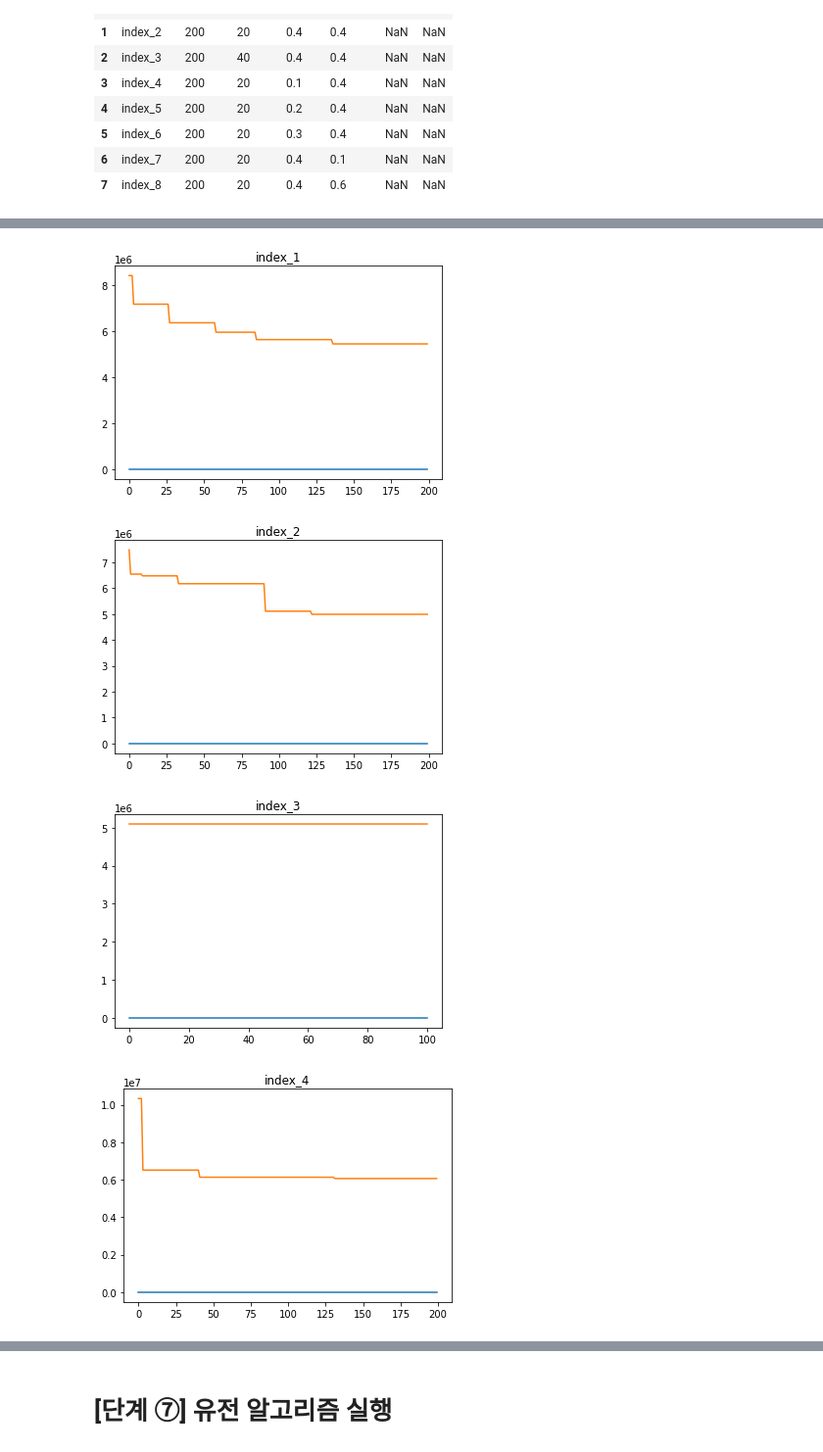
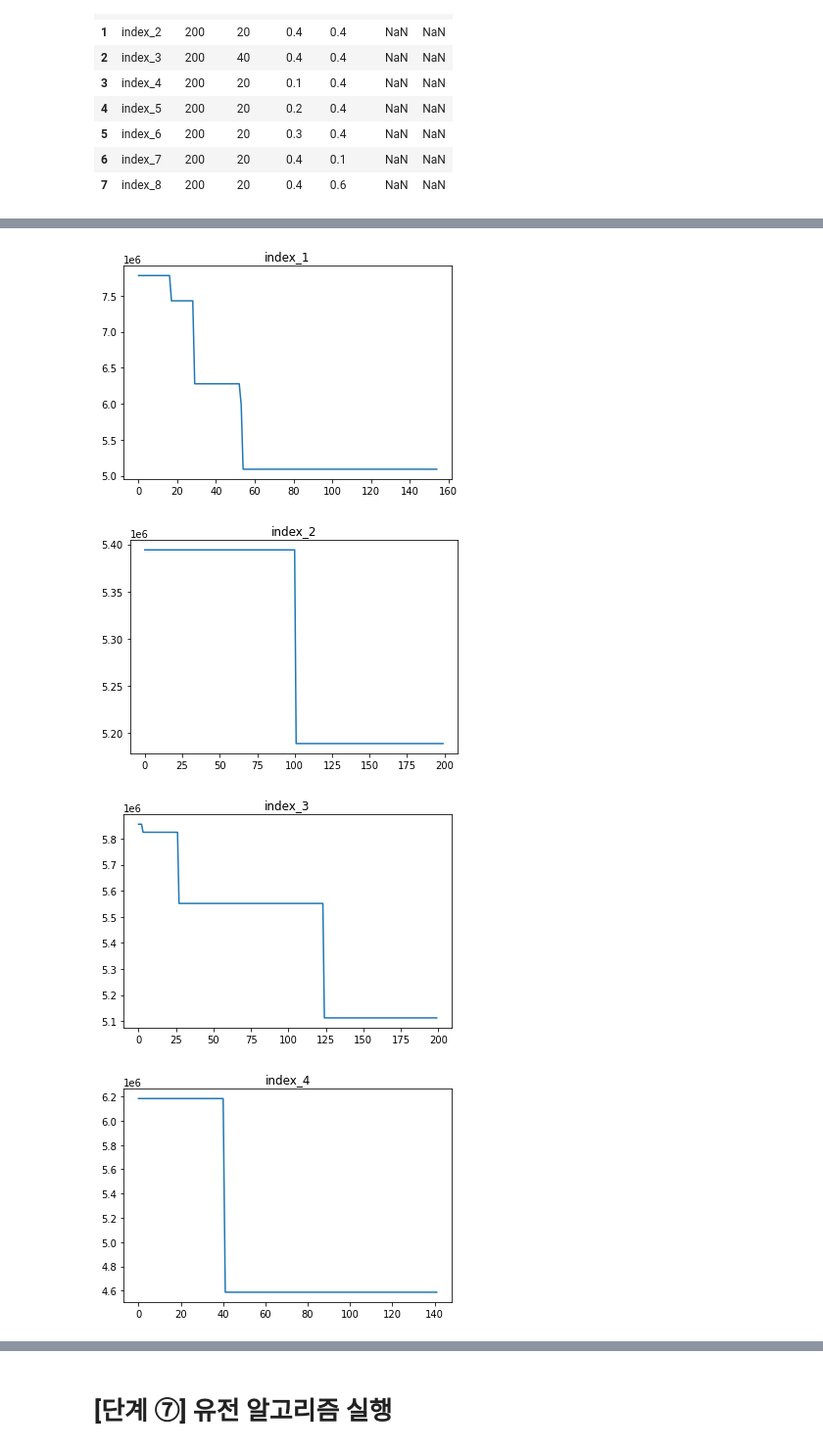
Before and after one commit to sugyeong-jo/ProjectLab, a Jupyter notebook: 제조AI데이터셋 분석 실습 가이드북(생산계획최적화) ver1.ipynb, the cells around one changed output, grey strips where cells are left out. Shown at 98% size. Drawn from its saved outputs; the diff is of its cells as text; code cells hidden in the pictures.

```diff
--- a/제조AI데이터셋 분석 실습 가이드북(생산계획최적화) ver1.ipynb
+++ b/제조AI데이터셋 분석 실습 가이드북(생산계획최적화) ver1.ipynb
@@ -933,13 +926,13 @@ index_4
 # %%
 import matplotlib.pyplot as plt
 
 for i in range(len(log_list)):
-    plt.plot(log_list[i])
+    plt.plot(list(pd.DataFrame(log_list[i])[1]))
     plt.title(f'index_{i+1}')
     plt.show()
     #pd.DataFrame(log_list[i])[1].plot()
 # %% [output]
-[figure, old version]
+[figure, new version]
-[figure, old version]
+[figure, new version]
-[figure, old version]
+[figure, new version]
-[figure, old version]
+[figure, new version]
```
Also changed, not shown: parts of 2 cells of this notebook.
